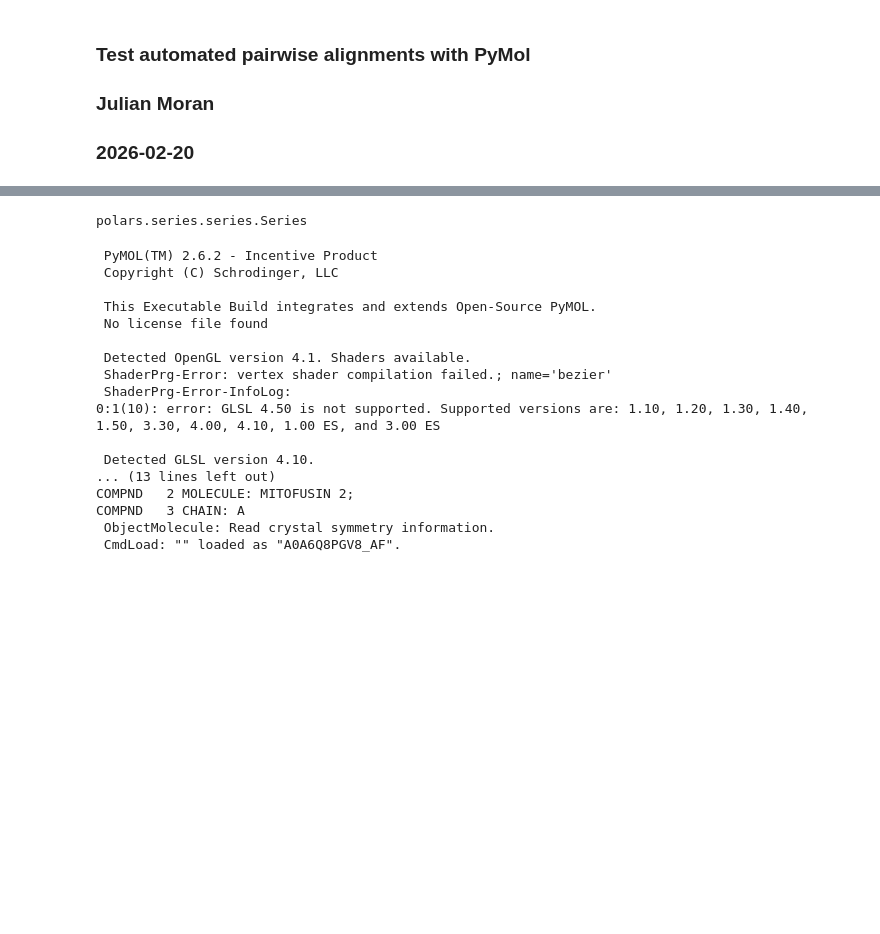
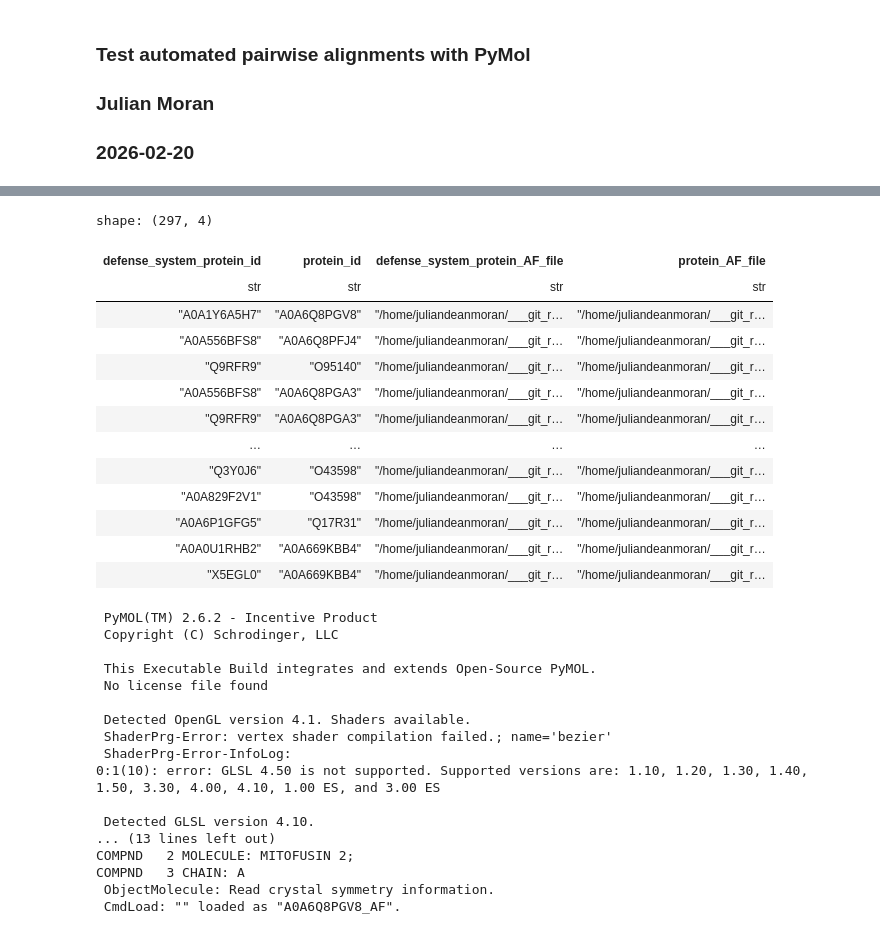
Before and after one commit to juliandeanmoran/BISSH, a Jupyter notebook: testing/test_pymol_align.ipynb, the cells around one changed output, grey strips where cells are left out. Saved outputs shown, nothing was run; the diff lists cells and outputs as text; code cells hidden in the pictures; blank space fills up the shorter version.

Commit message:
Tested API calling logic to AlphaFold. Fixed bad ordering of col name, col payload. Now works as expected.

```diff
--- a/testing/test_pymol_align.ipynb
+++ b/testing/test_pymol_align.ipynb
@@ -153,9 +153,9 @@ def get_alphafold_structures(
 
     # Annotate file name to data
     df = df_uniprot_ids.with_columns(
-        pl.Series(col_query_structure_file, col_query_structure_file_name)
+        pl.Series(col_query_structure_file_name, col_query_structure_file)
     ).with_columns(
-        pl.Series(col_target_structure_file, col_target_structure_file_name)
+        pl.Series(col_target_structure_file_name, col_target_structure_file)
     )
 
     # # Query proteins
@@ -215,7 +215,20 @@ INFO:__main__:For A0A7U3YA08, AlphaFold predicted structure written to /home/jul
-# %%
-df_structure_files = df_protein_pairs[args["col_query_protein_ids"], args["col_target_protein_ids"]]
-# %% [output]
-polars.series.series.Series
+# %%
+df_structure_files
+# %% [output]
+shape: (297, 4)
+| defense_system_protein_id | protein_id | defense_system_protein_AF_file | protein_AF_file |
+| str | str | str | str |
+| "A0A1Y6A5H7" | "A0A6Q8PGV8" | "/home/juliandeanmoran/___git_r… | "/home/juliandeanmoran/___git_r… |
+| "A0A556BFS8" | "A0A6Q8PFJ4" | "/home/juliandeanmoran/___git_r… | "/home/juliandeanmoran/___git_r… |
+| "Q9RFR9" | "O95140" | "/home/juliandeanmoran/___git_r… | "/home/juliandeanmoran/___git_r… |
+| "A0A556BFS8" | "A0A6Q8PGA3" | "/home/juliandeanmoran/___git_r… | "/home/juliandeanmoran/___git_r… |
+| "Q9RFR9" | "A0A6Q8PGA3" | "/home/juliandeanmoran/___git_r… | "/home/juliandeanmoran/___git_r… |
+| … | … | … | … |
+| "Q3Y0J6" | "O43598" | "/home/juliandeanmoran/___git_r… | "/home/juliandeanmoran/___git_r… |
+| "A0A829F2V1" | "O43598" | "/home/juliandeanmoran/___git_r… | "/home/juliandeanmoran/___git_r… |
+| "A0A6P1GFG5" | "Q17R31" | "/home/juliandeanmoran/___git_r… | "/home/juliandeanmoran/___git_r… |
+| "A0A0U1RHB2" | "A0A669KBB4" | "/home/juliandeanmoran/___git_r… | "/home/juliandeanmoran/___git_r… |
+| "X5EGL0" | "A0A669KBB4" | "/home/juliandeanmoran/___git_r… | "/home/juliandeanmoran/___git_r… |
 # %%
 !pymol {tmp_file}
 # %% [output]
```
Also changed, not shown: parts of 1 cell of this notebook, 58 other files.
